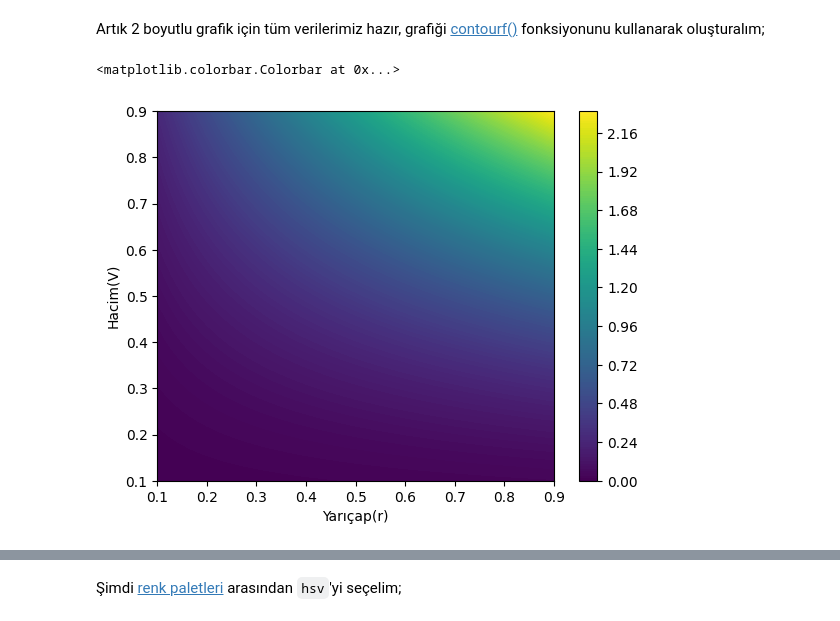
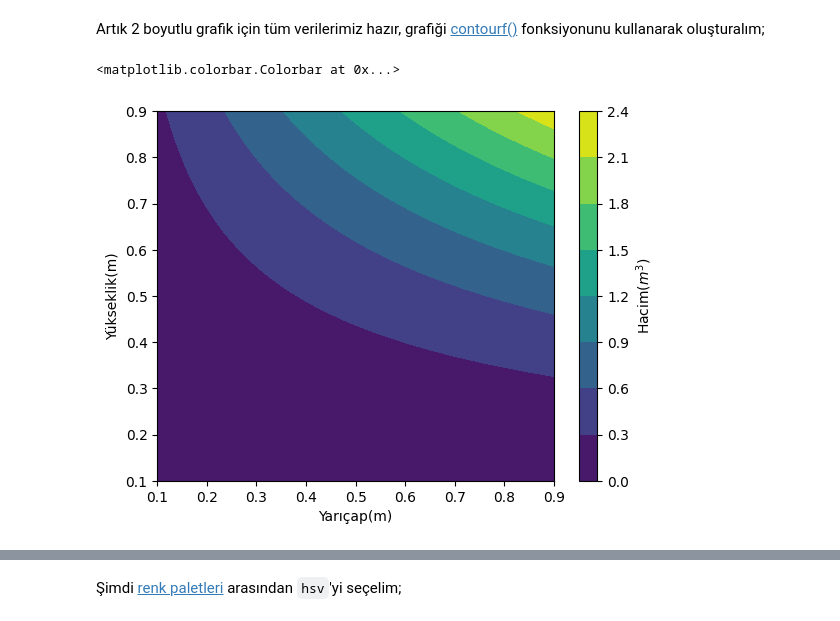
Before and after one commit to seatemelleri/SEA-Temelleri, a Jupyter notebook: Dersler/2_PythonGiris.ipynb, the cells around one changed output, grey strips where cells are left out. Saved outputs shown, nothing was run; the diff lists cells and outputs as text; code cells hidden in the pictures.

```diff
--- a/Dersler/2_PythonGiris.ipynb
+++ b/Dersler/2_PythonGiris.ipynb
@@ -194,10 +194,10 @@ hacimler2 = hacim(HH,RR)
 # %% [markdown]
 Artık 2 boyutlu grafik için tüm verilerimiz hazır, grafiği <a href="https://matplotlib.org/stable/api/_as_gen/matplotlib.pyplot.contourf.html"> contourf()</a> fonksiyonunu kullanarak oluşturalım;
 # %%
-plt.contourf(HH,RR,hacimler2,200)
-plt.xlabel("Yarıçap(r)")
-plt.ylabel("Hacim(V)")
-plt.colorbar()
+plt.contourf(HH,RR,hacimler2)
+plt.xlabel("Yarıçap(m)")
+plt.ylabel("Yükseklik(m)")
+plt.colorbar(label=r"Hacim($m^3$)")
 # %% [output]
 <matplotlib.colorbar.Colorbar at 0x...>
-[figure, old version]
+[figure, new version]
```
Also changed, not shown: parts of 7 cells of this notebook.
